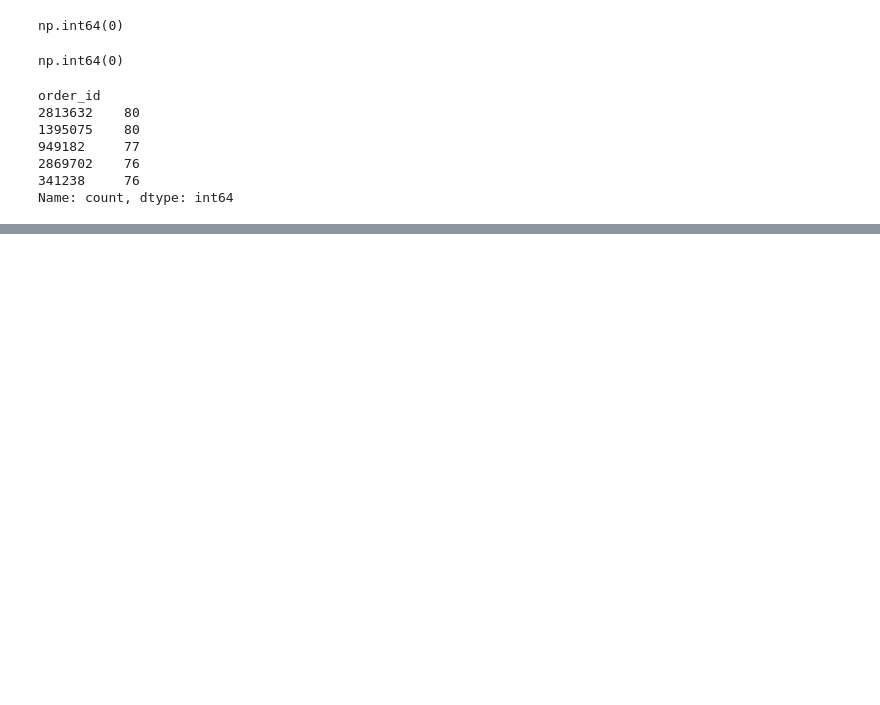
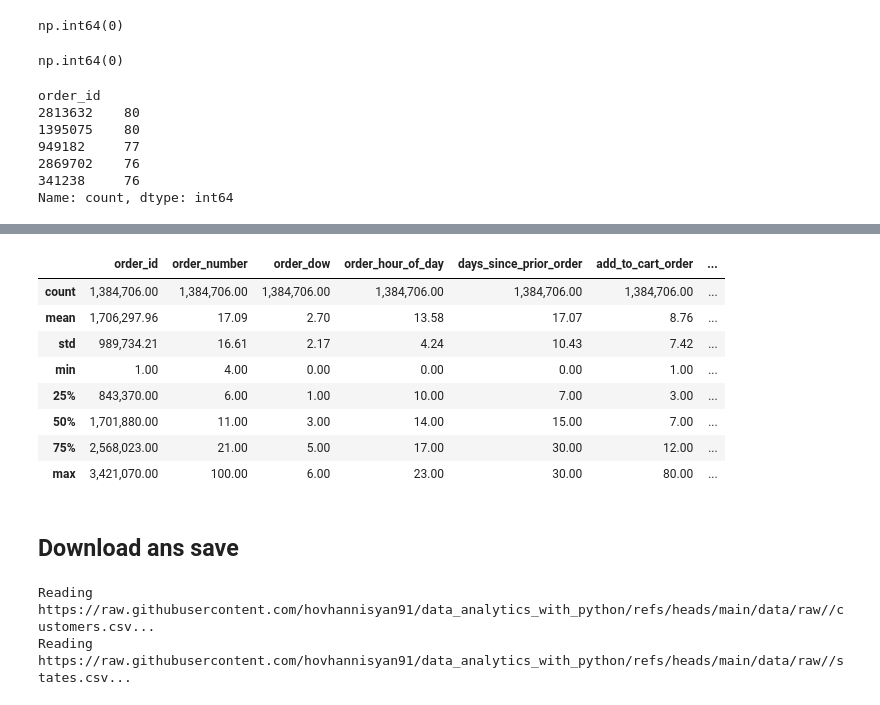
Before and after one commit to Hrz17PMardev/data_analytics_with_python, a Jupyter notebook: notebooks/06_prepared.ipynb, the cells around one changed output, grey strips where cells are left out. Saved outputs shown, nothing was run; the diff lists cells and outputs as text; code cells hidden in the pictures; blank space fills up the shorter version.

Commit message:
download missing data, merge and save to final analytics df

```diff
--- a/notebooks/06_prepared.ipynb
+++ b/notebooks/06_prepared.ipynb
@@ -638,3 +760,12 @@ Index(['order_id', 'user_id', 'order_number', 'order_dow', 'order_hour_of_day',
        'days_since_prior_order', 'product_id', 'add_to_cart_order',
        'reordered'],
       dtype='str')
+# %%
+df_train_analytic = pd.merge(
+    df_train_transactions,
+    df_products_enriched,
+    on="product_id",
+    how="left"
+)
+
+df_train_analytic.head()
@@ -640,0 +846,14 @@ Index(['order_id', 'user_id', 'order_number', 'order_dow', 'order_hour_of_day',
+# %%
+df_customers = df_customers.rename(columns={"STATE": "state"})
+
+df_customer_states = pd.merge(
+    df_customers,
+    df_states,
+    on="state",
+    how="left"
+)
+
+print(df_customer_states.columns)
+print(df_customer_states.shape)
+
+df_customer_states.head()
@@ -640,0 +949,11 @@ Index(['order_id', 'user_id', 'order_number', 'order_dow', 'order_hour_of_day',
+# %%
+df_analytic = pd.merge(
+    df_train_analytic,
+    df_customer_states,
+    on="user_id",
+    how="left"
+)
+
+print(df_analytic.columns)
+print(df_analytic.shape)
+df_analytic.head()
@@ -850,0 +1320,2 @@ Name: count, dtype: int64
+# %%
+df_analytic.drop(columns=['user_id', 'product_id', 'aisle_id', 'department_id'],inplace=True)
@@ -850,0 +1361,12 @@ Name: count, dtype: int64
+# %%
+df_analytic.describe()
+# %% [output]
+|  | order_id | order_number | order_dow | order_hour_of_day | days_since_prior_order | add_to_cart_order | ... |
+| count | 1,384,706.00 | 1,384,706.00 | 1,384,706.00 | 1,384,706.00 | 1,384,706.00 | 1,384,706.00 | ... |
+| mean | 1,706,297.96 | 17.09 | 2.70 | 13.58 | 17.07 | 8.76 | ... |
+| std | 989,734.21 | 16.61 | 2.17 | 4.24 | 10.43 | 7.42 | ... |
+| min | 1.00 | 4.00 | 0.00 | 0.00 | 0.00 | 1.00 | ... |
+| 25% | 843,370.00 | 6.00 | 1.00 | 10.00 | 7.00 | 3.00 | ... |
+| 50% | 1,701,880.00 | 11.00 | 3.00 | 14.00 | 15.00 | 7.00 | ... |
+| 75% | 2,568,023.00 | 21.00 | 5.00 | 17.00 | 30.00 | 12.00 | ... |
+| max | 3,421,070.00 | 100.00 | 6.00 | 23.00 | 30.00 | 80.00 | ... |
@@ -850,0 +1375,14 @@ Name: count, dtype: int64
+# %% [markdown]
+## Download ans save
+# %%
+URL = 'https://raw.githubusercontent.com/hovhannisyan91/data_analytics_with_python/refs/heads/main/data/raw/'
+l = ['customers', 'states']
+
+for name in l:
+    dfname = f"{URL}/{name}.csv"
+    print(f"Reading {dfname}...")
+    df = pd.read_csv(dfname)
+    df.to_csv(f"../data/raw/{name}.csv", index=False)
+# %% [output]
+Reading https://raw.githubusercontent.com/hovhannisyan91/data_analytics_with_python/refs/heads/main/data/raw//customers.csv...
+Reading https://raw.githubusercontent.com/hovhannisyan91/data_analytics_with_python/refs/heads/main/data/raw//states.csv...
```
Also changed, not shown: parts of 49 cells of this notebook, 1 other file.
